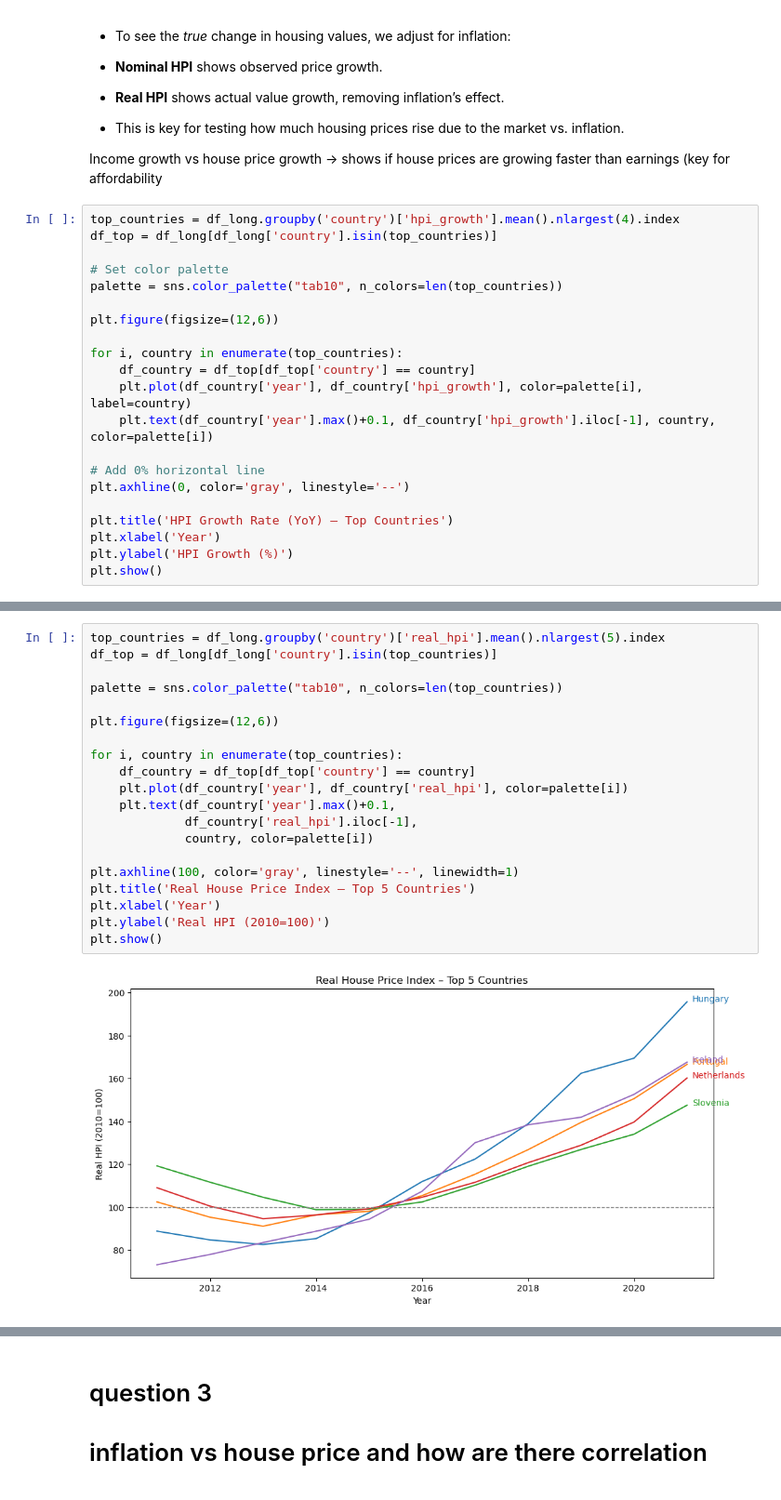
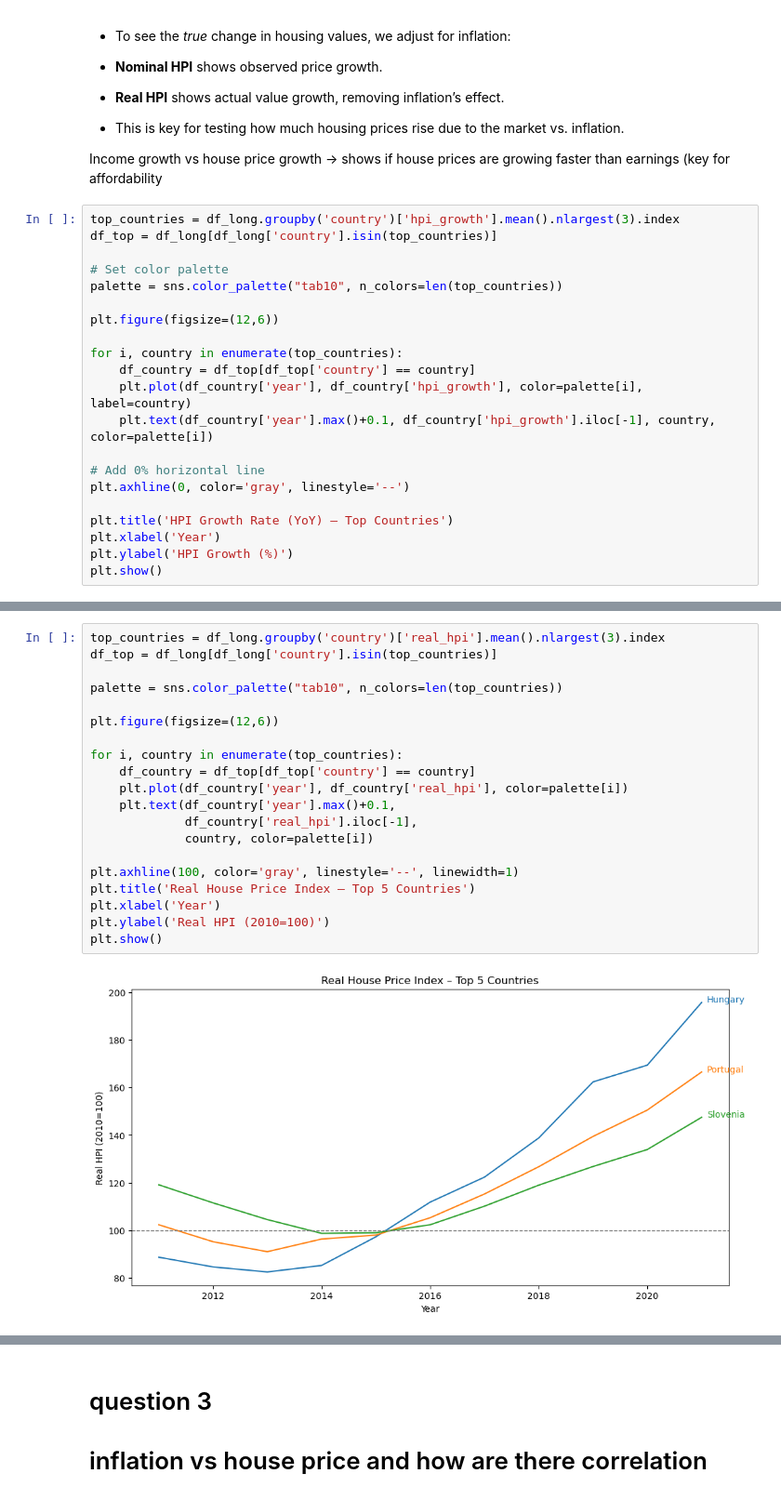
Before and after one commit to tihitnag/inflation-house-price-for-eu-, a Jupyter notebook: house_price.ipynb, the cells around one changed output, grey strips where cells are left out. Shown at 93% size. Drawn from its saved outputs; the diff is of its cells as text.

```diff
--- a/house_price.ipynb
+++ b/house_price.ipynb
@@ -375,7 +351,7 @@ Inflation vs house prices (real_hpi, hpi_growth) → checks if inflation drives
 
 Income growth vs house price growth → shows if house prices are growing faster than earnings (key for affordability
 # %%
-top_countries = df_long.groupby('country')['hpi_growth'].mean().nlargest(4).index
+top_countries = df_long.groupby('country')['hpi_growth'].mean().nlargest(3).index
 df_top = df_long[df_long['country'].isin(top_countries)]
 
 # Set color palette
@@ -400,25 +376,25 @@ plt.show()
 # %%
-top_countries = df_long.groupby('country')['real_hpi'].mean().nlargest(5).index
+top_countries = df_long.groupby('country')['real_hpi'].mean().nlargest(3).index
 df_top = df_long[df_long['country'].isin(top_countries)]
 
 palette = sns.color_palette("tab10", n_colors=len(top_countries))
 
 plt.figure(figsize=(12,6))
 
 for i, country in enumerate(top_countries):
     df_country = df_top[df_top['country'] == country]
     plt.plot(df_country['year'], df_country['real_hpi'], color=palette[i])
     plt.text(df_country['year'].max()+0.1,
              df_country['real_hpi'].iloc[-1],
              country, color=palette[i])
 
 plt.axhline(100, color='gray', linestyle='--', linewidth=1)
 plt.title('Real House Price Index – Top 5 Countries')
 plt.xlabel('Year')
 plt.ylabel('Real HPI (2010=100)')
 plt.show()
 # %% [output]
-[figure, old version]
+[figure, new version]
 # %%
 # Map countries to regions
 country_to_region = {
```
Also changed, not shown: parts of 17 cells of this notebook.
